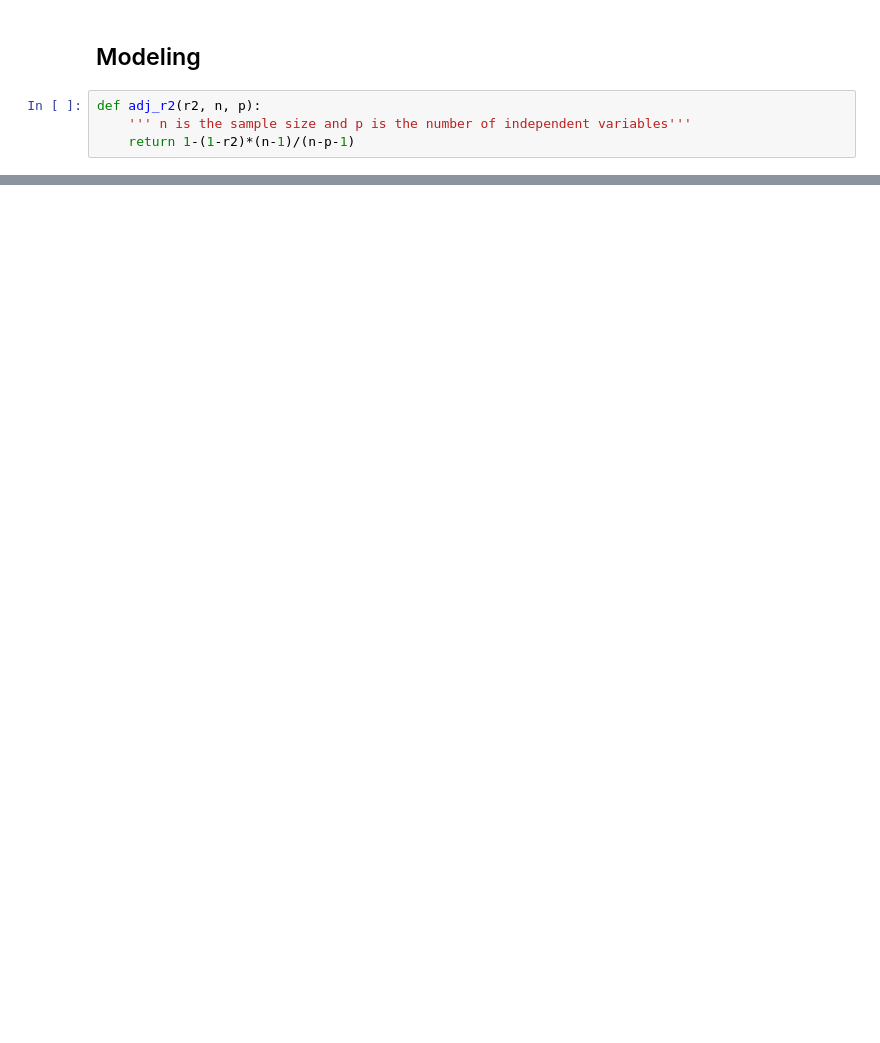
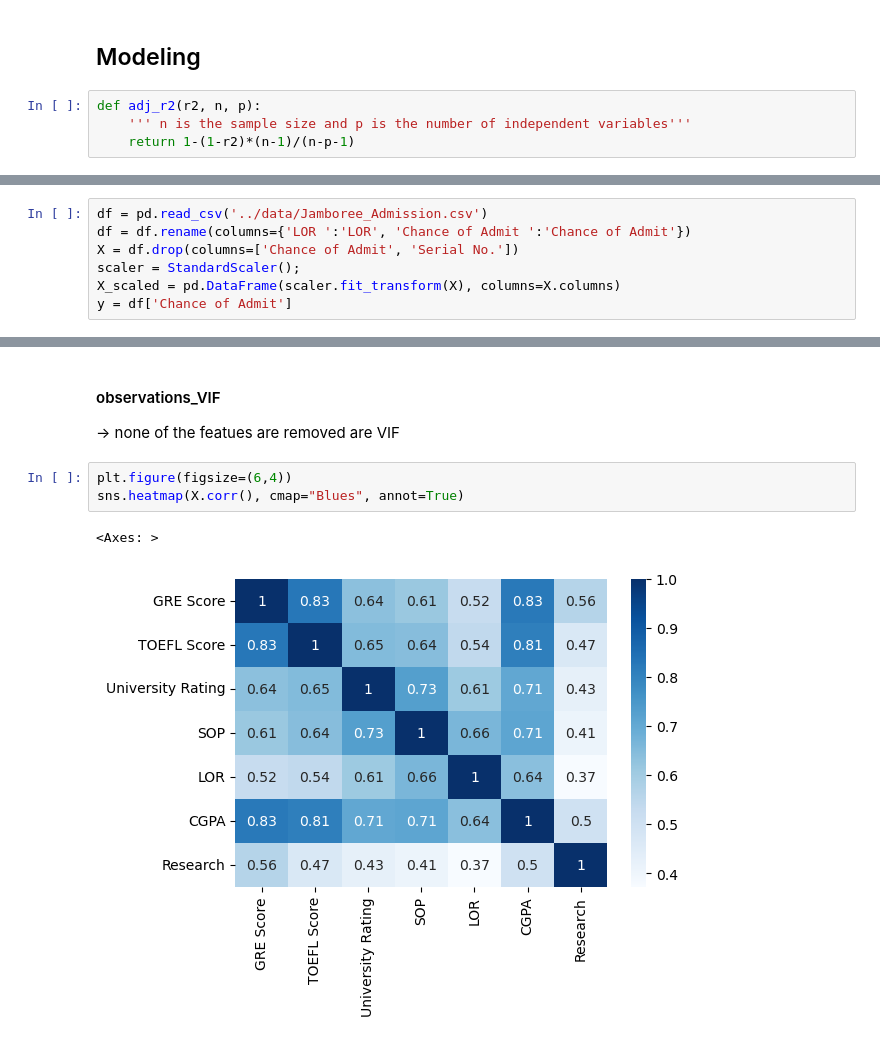
Before and after one commit to UpendraSinghRathore85/ML-Projects-Python, a Jupyter notebook: LinearRegression/Bussiness Case - Jamboree Education.ipynb, the cells around one changed output, grey strips where cells are left out. Cells and saved outputs as stored; diff of their text form; blank space fills up the shorter version.

```diff
--- a/LinearRegression/Bussiness Case - Jamboree Education.ipynb
+++ b/LinearRegression/Bussiness Case - Jamboree Education.ipynb
@@ -440,0 +755,7 @@ model.coef_, model.intercept_
+# %%
+df = pd.read_csv('../data/Jamboree_Admission.csv')
+df = df.rename(columns={'LOR ':'LOR', 'Chance of Admit ':'Chance of Admit'})
+X = df.drop(columns=['Chance of Admit', 'Serial No.'])
+scaler = StandardScaler();
+X_scaled = pd.DataFrame(scaler.fit_transform(X), columns=X.columns)
+y = df['Chance of Admit']
@@ -440,0 +819,9 @@ model.coef_, model.intercept_
+# %% [markdown]
+#### observations_VIF
+-> none of the featues are removed are VIF
+# %%
+plt.figure(figsize=(6,4))
+sns.heatmap(X.corr(), cmap="Blues", annot=True)
+# %% [output]
+<Axes: >
+[figure, added]
```
Also changed, not shown: parts of 99 cells of this notebook, 5 other files.
